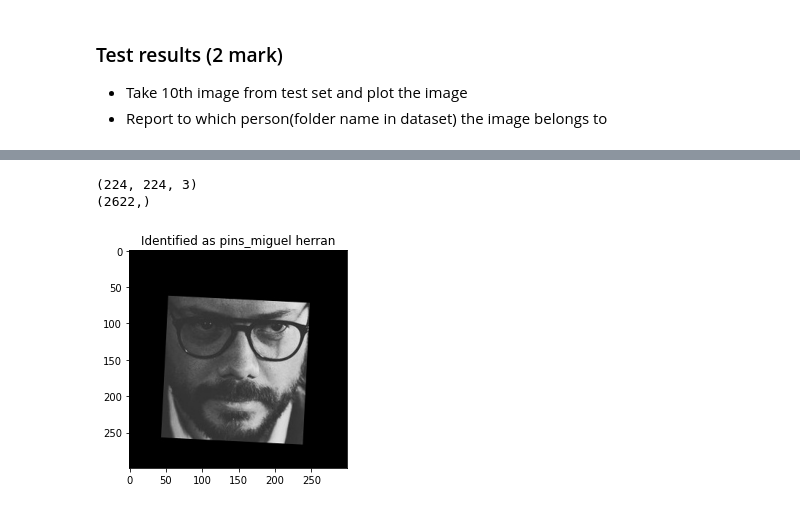
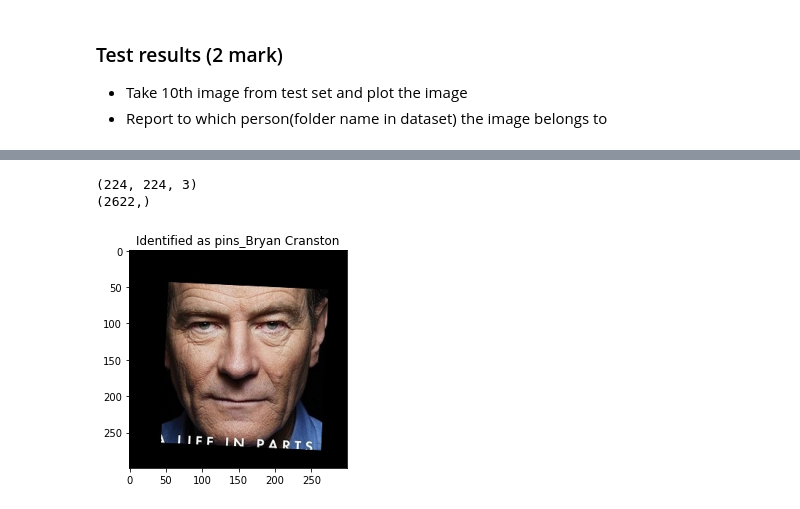
Before and after one commit to GreatLearningAIML1/bangalore-aug19-batch-vybhavsv, a Jupyter notebook: Advance_Computer_Vision_CNN_R_Project2_FaceRecognition_Vybhav_SV.ipynb, the cells around one changed output, grey strips where cells are left out. Saved outputs shown, nothing was run; the diff lists cells and outputs as text; code cells hidden in the pictures.

```diff
--- a/Advance_Computer_Vision_CNN_R_Project2_FaceRecognition_Vybhav_SV.ipynb
+++ b/Advance_Computer_Vision_CNN_R_Project2_FaceRecognition_Vybhav_SV.ipynb
@@ -243,20 +296,9 @@ print(embedding_vector.shape)
 # %%
 embeddings = np.zeros((metadata.shape[0], 2622))
-
 for i, m in enumerate(metadata):
-  #### Add your code here ####
-  try:
-    img_path = m.image_path()
+    img_path = metadata[i].image_path()
     img = load_image(img_path)
-
-    #Normalising pixel values
-    img = (img/255.).astype(np.float32)
+    img = (img / 255.).astype(np.float32)
     img = cv2.resize(img, dsize = (224,224))
-
-    #Deriving the embedding vector
     embedding_vector = vgg_face_descriptor.predict(np.expand_dims(img, axis=0))[0]
-
-  except:
-    embedding_vector = np.zeros(2622)
-
-  embeddings[i] = embedding_vector
+    embeddings[i]=embedding_vector
@@ -358,9 +461,7 @@ from sklearn.decomposition import PCA
 # Making an instance of the PCA model with 128 n_components
 pca = PCA(n_components=128)
 
-pca.fit(X_train_ss)
-
-X_train_pca = pca.transform(X_train_ss)
+X_train_pca = pca.fit_transform(X_train_ss)
 X_test_pca = pca.transform(X_test_ss)
 # %% [markdown]
 ### Build a Classifier (6 marks)
@@ -382,0 +482,2 @@ Support Vector Machine accuracy = 0.9598997493734336
+# %%
+y_predict = svm.predict(X_test_pca)
@@ -382,0 +488,3 @@ Support Vector Machine accuracy = 0.9598997493734336
+# %%
+y_predict_le = le.inverse_transform(y_predict)
+y_predict_le
@@ -387,32 +560,32 @@ Support Vector Machine accuracy = 0.9598997493734336
 # %%
 import warnings
 # Suppress LabelEncoder warning
 warnings.filterwarnings('ignore')
 
-example_idx = 10
+example_idx = 100
 
 example_image = load_image(metadata[test_idx][example_idx].image_path())
 
 # Get embedding vector for first image in the metadata using the pre-trained model
 img = example_image
 
 # Normalising pixel values from [0-255] to [0-1]: scale RGB values to interval [0,1]
 img = (img / 255.).astype(np.float32)
 img = cv2.resize(img, dsize = (224,224))
 print(img.shape)
 
 # Obtain embedding vector for an image
 # Get the embedding vector for the above image using vgg_face_descriptor model and print the shape
 embedding_vector = vgg_face_descriptor.predict(np.expand_dims(img, axis=0))[0]
 print(embedding_vector.shape)
 
 #### Add your code here ####
-example_prediction = svm.predict(pca.transform(ss.fit_transform(embedding_vector.reshape(-1,1))))
-example_identity = le.inverse_transform(example_prediction)[0]
+example_prediction = y_predict[example_idx]
+example_identity = y_predict_le[example_idx]
 
 plt.imshow(example_image)
 plt.title(f'Identified as {example_identity}');
 # %% [output]
 (224, 224, 3)
 (2622,)
-[figure, old version]
+[figure, new version]
```
Also changed, not shown: parts of 36 cells of this notebook.
